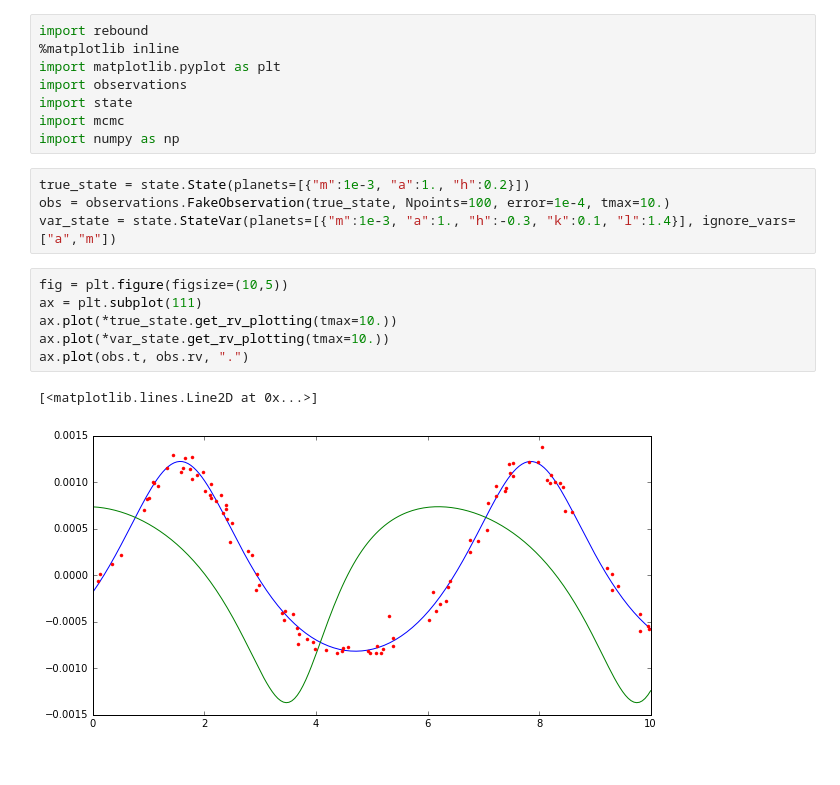
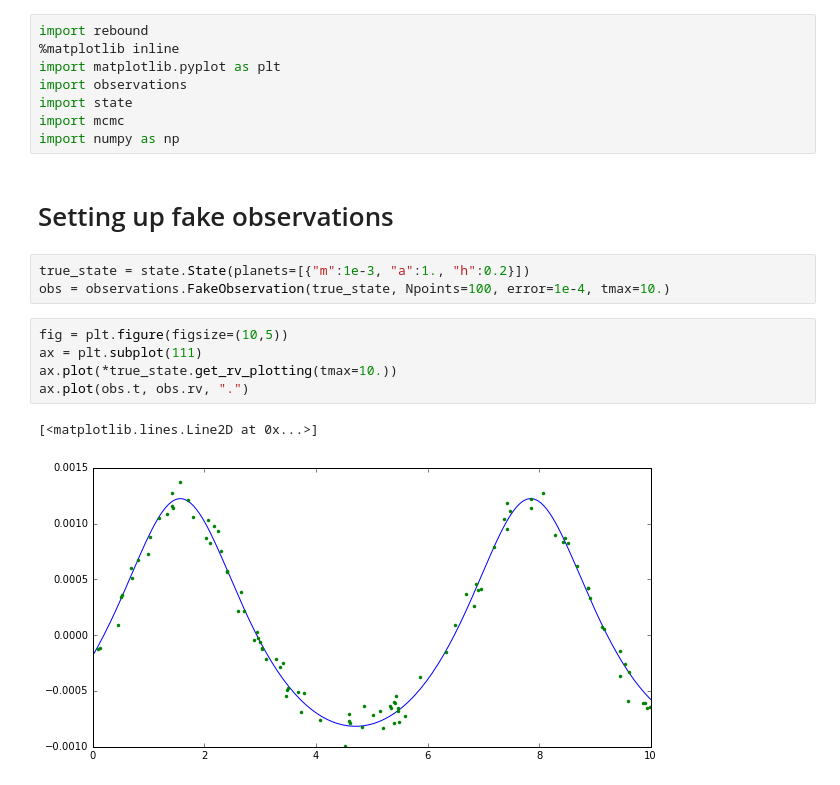
Before and after one commit to hannorein/rebound, a Jupyter notebook: Pal_MCMC.ipynb, the cells around one changed output. Drawn from its saved outputs; the diff is of its cells as text.

```diff
--- a/Pal_MCMC.ipynb
+++ b/Pal_MCMC.ipynb
@@ -6,16 +6,16 @@ import observations
 import state
 import mcmc
 import numpy as np
+# %% [markdown]
+# Setting up fake observations
 # %%
 true_state = state.State(planets=[{"m":1e-3, "a":1., "h":0.2}])
 obs = observations.FakeObservation(true_state, Npoints=100, error=1e-4, tmax=10.)
-var_state = state.StateVar(planets=[{"m":1e-3, "a":1., "h":-0.3, "k":0.1, "l":1.4}], ignore_vars=["a","m"])
 # %%
 fig = plt.figure(figsize=(10,5))
 ax = plt.subplot(111)
 ax.plot(*true_state.get_rv_plotting(tmax=10.))
-ax.plot(*var_state.get_rv_plotting(tmax=10.))
 ax.plot(obs.t, obs.rv, ".")
 # %% [output]
 [<matplotlib.lines.Line2D at 0x...>]
-[figure, old version]
+[figure, new version]
```
Also changed, not shown: parts of 14 cells of this notebook, 2 other files.
